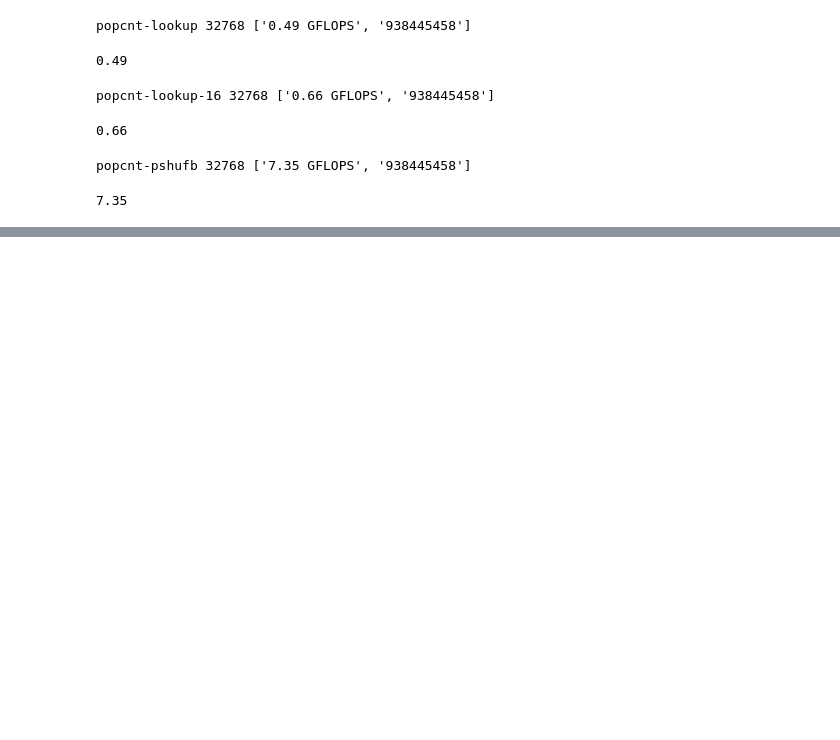
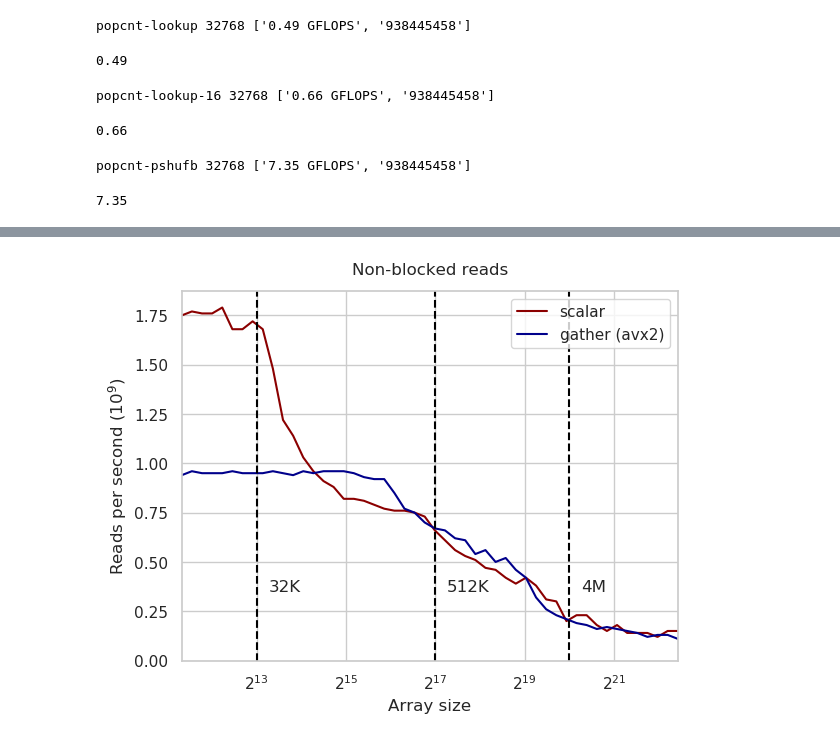
Before and after one commit to sslotin/amh-code, a Jupyter notebook: simd/plot.ipynb, the cells around one changed output, grey strips where cells are left out. Saved outputs shown, nothing was run; the diff lists cells and outputs as text; code cells hidden in the pictures; blank space fills up the shorter version.

Commit message:
graphs of memory-dependant simd primitives

```diff
--- a/simd/plot.ipynb
+++ b/simd/plot.ipynb
@@ -142,0 +147,2 @@ bench('filter-simd', n=2**15)
+# %%
+queries_simple = [bench('queries-simple', n=n) for n in ns]
@@ -142,0 +167,2 @@ bench('filter-simd', n=2**15)
+# %%
+queries_gather = [bench('queries-gather', n=n) for n in ns]
@@ -142,0 +187,6 @@ bench('filter-simd', n=2**15)
+# %%
+plt.plot(ns, queries_simple, color='darkred', label='scalar')
+plt.plot(ns, queries_gather, color='darkblue', label='gather (avx2)')
+plot('Non-blocked reads', 'Reads per second ($10^9$)', 'gather.svg', 0.35, legend=True)
+# %% [output]
+[figure, added]
```
Also changed, not shown: parts of 13 cells of this notebook.
